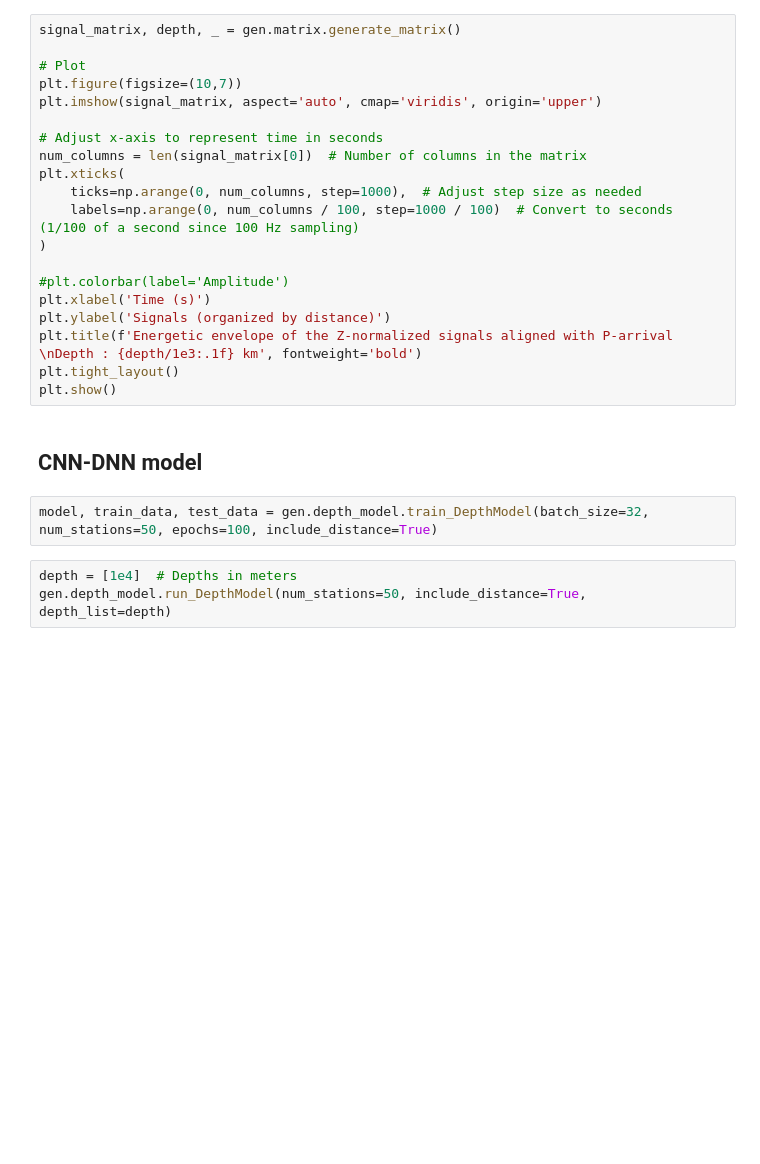
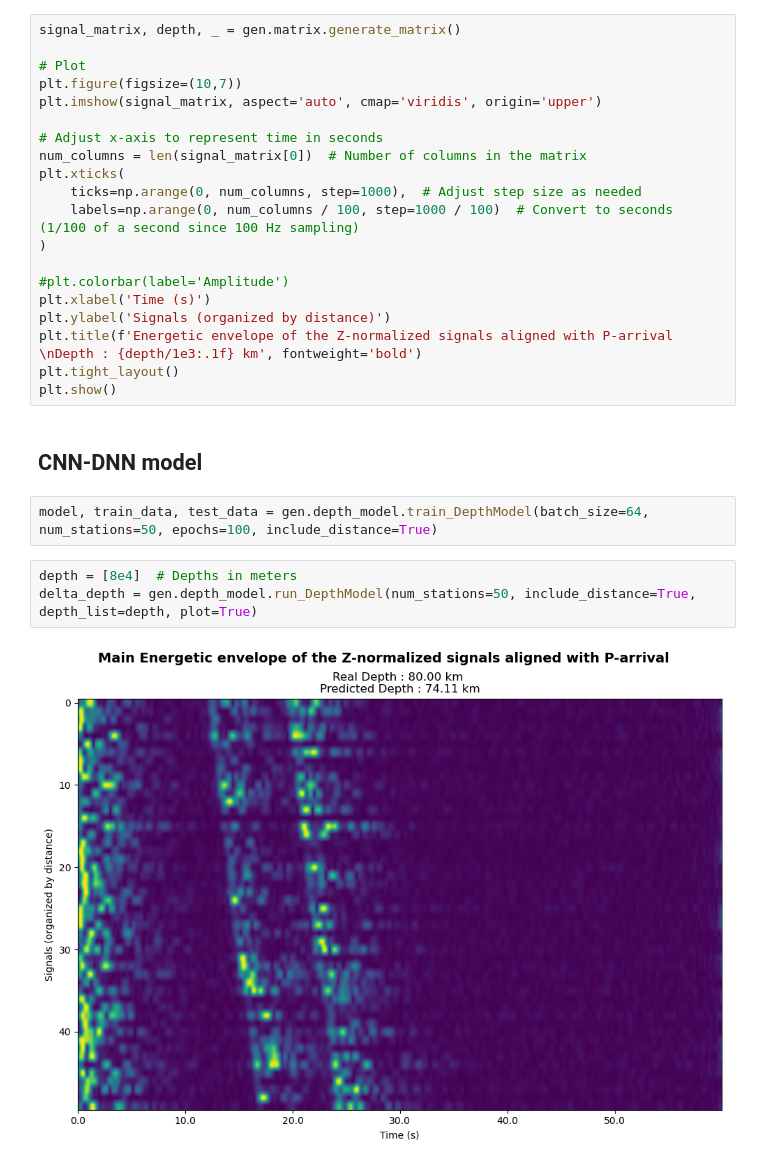
Before and after one commit to ShiiroHikari/CDA_Project, a Jupyter notebook: CDA_Project.ipynb, the cells around one changed output. Drawn from its saved outputs; the diff is of its cells as text; blank space fills up the shorter version.

Commit message:
Update depth_model.py
- function run_DepthModel() now has plot option to turn plot on or off (off by default)
- function run_DepthModel() now returns the delta between predicted and real depths

```diff
--- a/CDA_Project.ipynb
+++ b/CDA_Project.ipynb
@@ -72,7 +72,9 @@ plt.show()
 # %% [markdown]
 ## CNN-DNN model
 # %%
-model, train_data, test_data = gen.depth_model.train_DepthModel(batch_size=32, num_stations=50, epochs=100, include_distance=True)
+model, train_data, test_data = gen.depth_model.train_DepthModel(batch_size=64, num_stations=50, epochs=100, include_distance=True)
 # %%
-depth = [1e4]  # Depths in meters
-gen.depth_model.run_DepthModel(num_stations=50, include_distance=True, depth_list=depth)
+depth = [8e4]  # Depths in meters
+delta_depth = gen.depth_model.run_DepthModel(num_stations=50, include_distance=True, depth_list=depth, plot=True)
+# %% [output]
+[figure, added]
```
Also changed, not shown: 1 other file.
